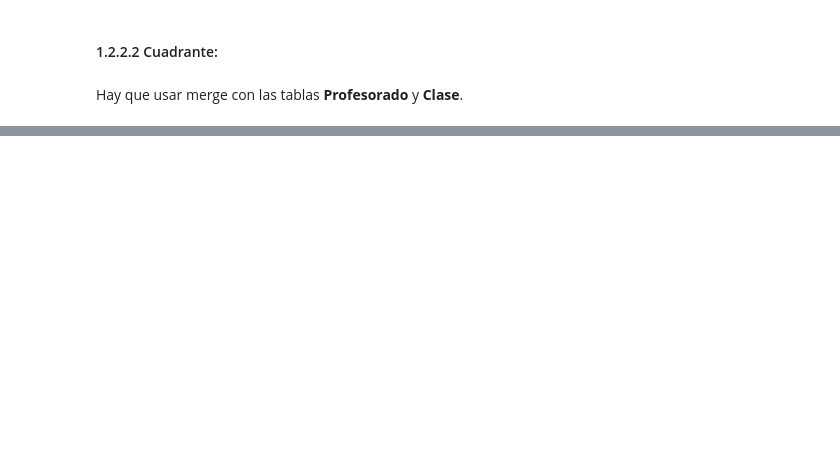
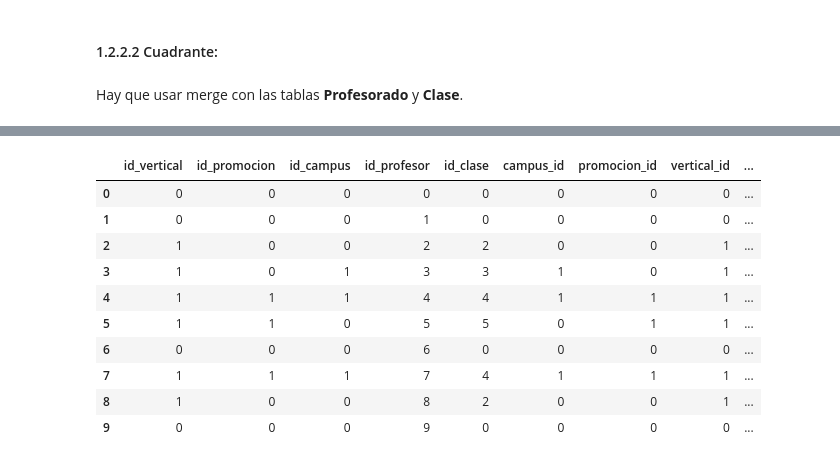
Before and after one commit to xdelrey/BBDD_SQL_Alumnado_Bootcamp, a Jupyter notebook: data_cleansing.ipynb, the cells around one changed output, grey strips where cells are left out. Saved outputs shown, nothing was run; the diff lists cells and outputs as text; code cells hidden in the pictures; blank space fills up the shorter version.

```diff
--- a/data_cleansing.ipynb
+++ b/data_cleansing.ipynb
@@ -492,0 +321,3 @@ df_claustro
+# %%
+a = pd.merge(df_claustro, df_vertical, left_on = "Vertical", right_on = "bootcamp").drop(["bootcamp", "Vertical"], axis = 1)
+a
@@ -492,0 +336,3 @@ df_claustro
+# %%
+b = pd.merge(a, df_promo, left_on = "Promocion", right_on = "Promoción").drop(["Promocion", "Promoción"], axis = 1)
+b
@@ -492,0 +351,3 @@ df_claustro
+# %%
+c = pd.merge(b, df_campus, left_on = "Campus", right_on = "ubicacion").drop(["Campus", "ubicacion", "Rol", "Fecha_comienzo"], axis = 1)
+c
@@ -492,0 +366,3 @@ df_claustro
+# %%
+d = pd.merge(c, df_profesorado, on = "Nombre").drop(["Rol", "Nombre", "Modalidad"], axis = 1)
+d
@@ -492,0 +381,15 @@ df_claustro
+# %%
+e = pd.merge(d, df_clase, left_on = ["id_vertical", "id_promocion", "id_campus"], right_on = ["vertical_id", "promocion_id","campus_id"])
+e
+# %% [output]
+|  | id_vertical | id_promocion | id_campus | id_profesor | id_clase | campus_id | promocion_id | vertical_id | ... |
+| 0 | 0 | 0 | 0 | 0 | 0 | 0 | 0 | 0 | ... |
+| 1 | 0 | 0 | 0 | 1 | 0 | 0 | 0 | 0 | ... |
+| 2 | 1 | 0 | 0 | 2 | 2 | 0 | 0 | 1 | ... |
+| 3 | 1 | 0 | 1 | 3 | 3 | 1 | 0 | 1 | ... |
+| 4 | 1 | 1 | 1 | 4 | 4 | 1 | 1 | 1 | ... |
+| 5 | 1 | 1 | 0 | 5 | 5 | 0 | 1 | 1 | ... |
+| 6 | 0 | 0 | 0 | 6 | 0 | 0 | 0 | 0 | ... |
+| 7 | 1 | 1 | 1 | 7 | 4 | 1 | 1 | 1 | ... |
+| 8 | 1 | 0 | 0 | 8 | 2 | 0 | 0 | 1 | ... |
+| 9 | 0 | 0 | 0 | 9 | 0 | 0 | 0 | 0 | ... |
```
Also changed, not shown: parts of 51 cells of this notebook, 8 other files.
